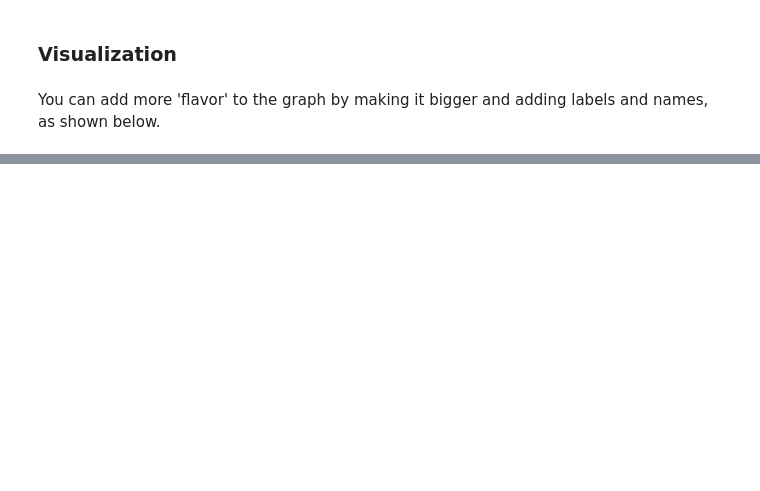
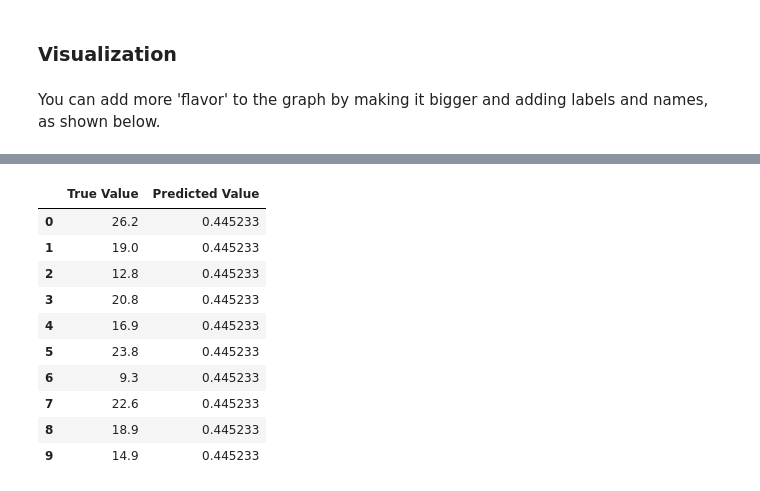
Before and after one commit to kocakcan/ml_foundations, a Jupyter notebook: 04_07_begin.ipynb, the cells around one changed output, grey strips where cells are left out. Saved outputs shown, nothing was run; the diff lists cells and outputs as text; code cells hidden in the pictures; blank space fills up the shorter version.

```diff
--- a/04_07_begin.ipynb
+++ b/04_07_begin.ipynb
@@ -275,0 +297,17 @@ plt.show()
+# %%
+# Show the true value and predicted value in DataFrame
+true_predicted = pd.DataFrame(list(zip(y_test, test_predictions)),
+                              columns=["True Value", "Predicted Value"])
+true_predicted.head(10)
+# %% [output]
+|  | True Value | Predicted Value |
+| 0 | 26.2 | 0.445233 |
+| 1 | 19.0 | 0.445233 |
+| 2 | 12.8 | 0.445233 |
+| 3 | 20.8 | 0.445233 |
+| 4 | 16.9 | 0.445233 |
+| 5 | 23.8 | 0.445233 |
+| 6 | 9.3 | 0.445233 |
+| 7 | 22.6 | 0.445233 |
+| 8 | 18.9 | 0.445233 |
+| 9 | 14.9 | 0.445233 |
```
Also changed, not shown: parts of 13 cells of this notebook.
